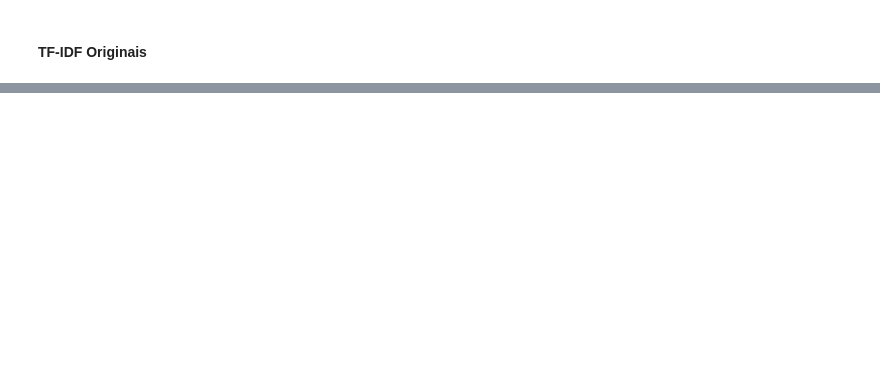
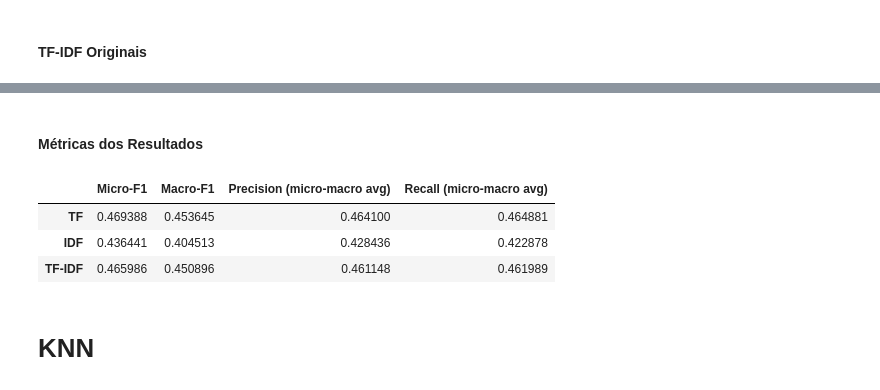
Before and after one commit to rrsouzza/ProjetoIntegradorIV_2022-2, a Jupyter notebook: ponderacoes.ipynb, the cells around one changed output, grey strips where cells are left out. Saved outputs shown, nothing was run; the diff lists cells and outputs as text; code cells hidden in the pictures; blank space fills up the shorter version.

```diff
--- a/ponderacoes.ipynb
+++ b/ponderacoes.ipynb
@@ -703,0 +755,38 @@ weighted avg       0.44      0.43      0.42       171
+# %% [markdown]
+<h4>Métricas dos Resultados</h4>
+# %%
+tf_micro_f1 = f1_score(y_tf_test, y_tf_pred, average = 'micro')
+tf_macro_f1 = f1_score(y_tf_test, y_tf_pred, average = 'macro')
+tf_micro_precision = precision_score(y_tf_test, y_tf_pred, average = 'micro')
+tf_macro_precision = precision_score(y_tf_test, y_tf_pred, average = 'macro')
+tf_micro_recall = recall_score(y_tf_test, y_tf_pred, average = 'micro')
+tf_macro_recall = recall_score(y_tf_test, y_tf_pred, average = 'macro')
+
+idf_micro_f1 = f1_score(y_idf_test, y_idf_pred, average = 'micro')
+idf_macro_f1 = f1_score(y_idf_test, y_idf_pred, average = 'macro')
+idf_micro_precision = precision_score(y_idf_test, y_idf_pred, average = 'micro')
+idf_macro_precision = precision_score(y_idf_test, y_idf_pred, average = 'macro')
+idf_micro_recall = recall_score(y_idf_test, y_idf_pred, average = 'micro')
+idf_macro_recall = recall_score(y_idf_test, y_idf_pred, average = 'macro')
+
+tf_idf_micro_f1 = f1_score(y_tf_idf_test, y_tf_idf_pred, average = 'micro')
+tf_idf_macro_f1 = f1_score(y_tf_idf_test, y_tf_idf_pred, average = 'macro')
+tf_idf_micro_precision = precision_score(y_tf_idf_test, y_tf_idf_pred, average = 'micro')
+tf_idf_macro_precision = precision_score(y_tf_idf_test, y_tf_idf_pred, average = 'macro')
+tf_idf_micro_recall = recall_score(y_tf_idf_test, y_tf_idf_pred, average = 'micro')
+tf_idf_macro_recall = recall_score(y_tf_idf_test, y_tf_idf_pred, average = 'macro')
+
+df_results = pd.DataFrame(data = {
+  'Micro-F1': [tf_micro_f1, idf_micro_f1, tf_idf_micro_f1],
+  'Macro-F1': [tf_macro_f1, idf_macro_f1, tf_idf_macro_f1],
+  'Precision (micro-macro avg)': [(tf_micro_precision + tf_macro_precision) / 2, (idf_micro_precision + idf_macro_precision) / 2, (tf_idf_micro_precision + tf_idf_macro_precision) / 2],
+  'Recall (micro-macro avg)': [(tf_micro_recall + tf_macro_recall) / 2, (idf_micro_recall + idf_macro_recall) / 2, (tf_idf_micro_recall + tf_idf_macro_recall) / 2]
+}, index = ['TF', 'IDF', 'TF-IDF'])
+df_results
+# %% [output]
+|  | Micro-F1 | Macro-F1 | Precision (micro-macro avg) | Recall (micro-macro avg) |
+| TF | 0.469388 | 0.453645 | 0.464100 | 0.464881 |
+| IDF | 0.436441 | 0.404513 | 0.428436 | 0.422878 |
+| TF-IDF | 0.465986 | 0.450896 | 0.461148 | 0.461989 |
+# %% [markdown]
+# KNN
```
Also changed, not shown: parts of 25 cells of this notebook, 12 other files.
